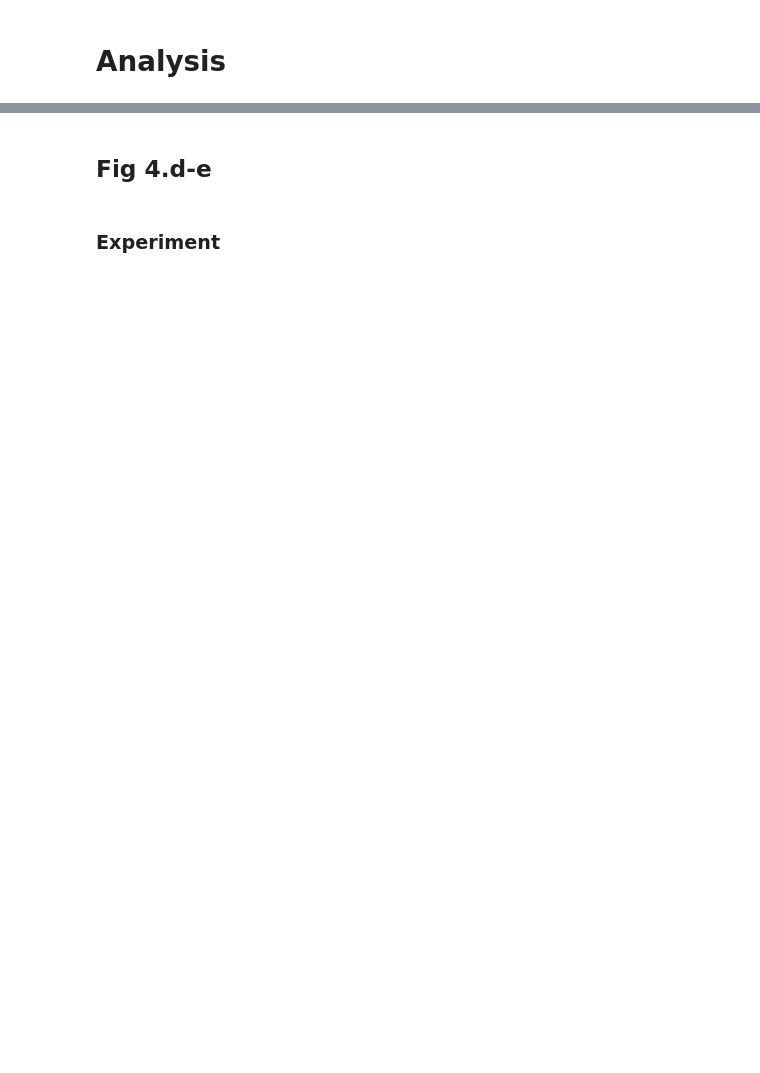
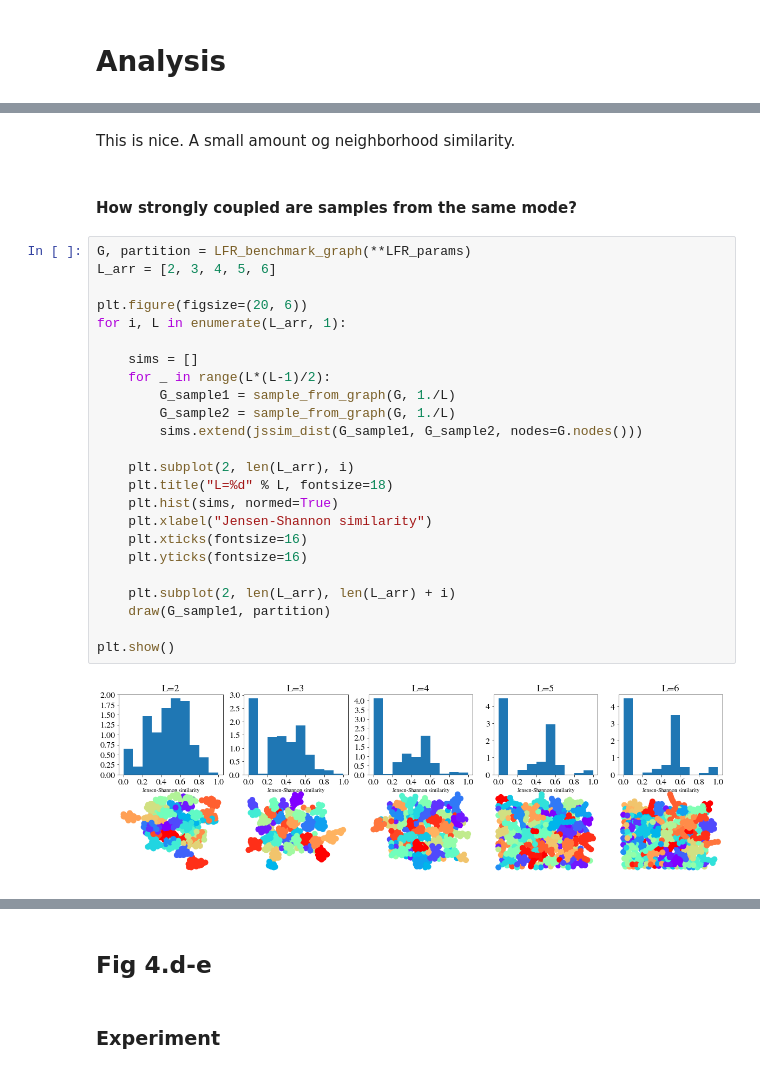
Before and after one commit to ulfaslak/git-github.com-ulfaslak-code-intermittent-communities_public, a Jupyter notebook: intermittent_communities.ipynb, the cells around one changed output, grey strips where cells are left out. Saved outputs shown, nothing was run; the diff lists cells and outputs as text; blank space fills up the shorter version.

```diff
--- a/intermittent_communities.ipynb
+++ b/intermittent_communities.ipynb
@@ -137,0 +189,30 @@ def log_progress(sequence, every=None, size=None, name='Items'):
+# %% [markdown]
+This is nice. A small amount og neighborhood similarity.
+# %% [markdown]
+#### How strongly coupled are samples from the same mode?
+# %%
+G, partition = LFR_benchmark_graph(**LFR_params)
+L_arr = [2, 3, 4, 5, 6]
+
+plt.figure(figsize=(20, 6))
+for i, L in enumerate(L_arr, 1):
+
+    sims = []
+    for _ in range(L*(L-1)/2):
+        G_sample1 = sample_from_graph(G, 1./L)
+        G_sample2 = sample_from_graph(G, 1./L)
+        sims.extend(jssim_dist(G_sample1, G_sample2, nodes=G.nodes()))
+
+    plt.subplot(2, len(L_arr), i)
+    plt.title("L=%d" % L, fontsize=18)
+    plt.hist(sims, normed=True)
+    plt.xlabel("Jensen-Shannon similarity")
+    plt.xticks(fontsize=16)
+    plt.yticks(fontsize=16)
+
+    plt.subplot(2, len(L_arr), len(L_arr) + i)
+    draw(G_sample1, partition)
+
+plt.show()
+# %% [output]
+[figure, added]
```
Also changed, not shown: parts of 26 cells of this notebook, 20 other files.
